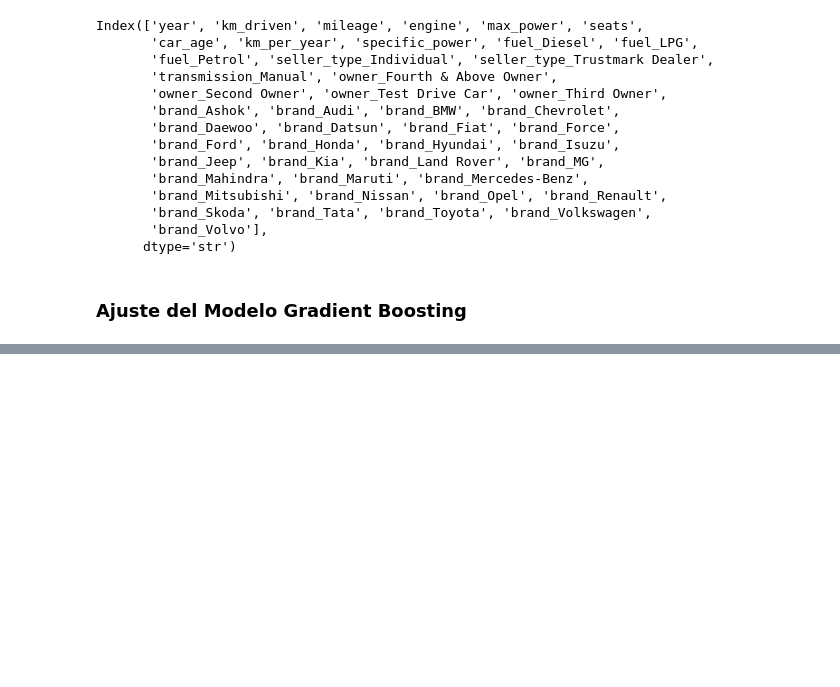
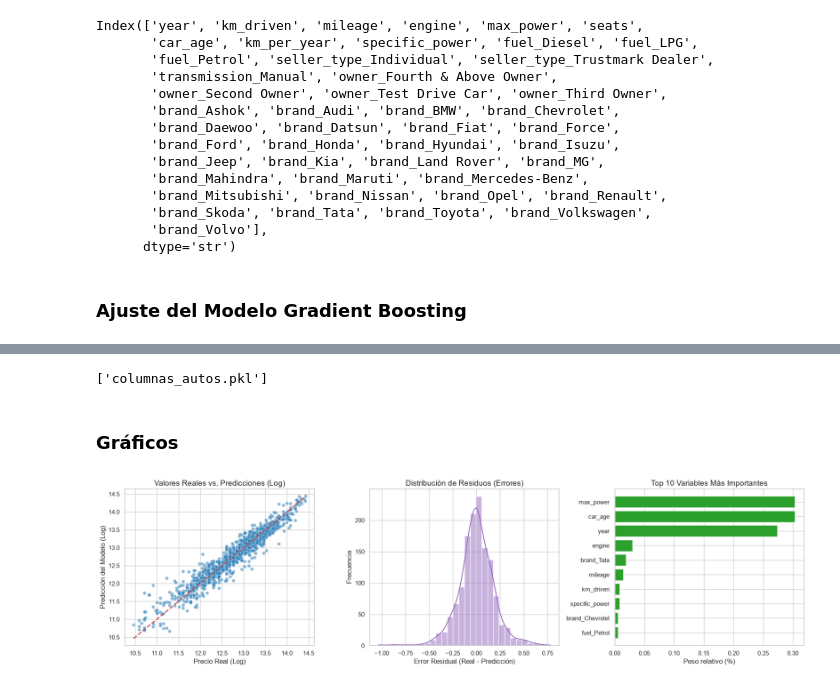
Before and after one commit to silveraMatu/car-price-prediction, a Jupyter notebook: model/model-main.ipynb, the cells around one changed output, grey strips where cells are left out. Drawn from its saved outputs; the diff is of its cells as text; code cells hidden in the pictures; blank space fills up the shorter version.

Commit message:
exportación del modelo y las columnas para el backend

```diff
--- a/model/model-main.ipynb
+++ b/model/model-main.ipynb
@@ -276,5 +270,42 @@ RMSE (Margen de error logarítmico promedio): 0.1907
 #Exportación del modelo y las columnas para su uso en el backend
 joblib.dump(modelo_gb, 'modelo_gb_autos.pkl')
 joblib.dump(list(X.columns), 'columnas_autos.pkl')
-
-print("\n✅ Archivos .pkl generados con éxito.")
+# %% [output]
+['columnas_autos.pkl']
+# %% [markdown]
+### Gráficos
+# %%
+#Configuración del estilo visual
+sns.set_theme(style="whitegrid")
+plt.figure(figsize=(18, 5))
+
+#Gráfico 1: Valores Reales vs Predicciones
+plt.subplot(1, 3, 1)
+sns.scatterplot(x=y_test, y=y_pred, alpha=0.5, color="#1f77b4")
+plt.plot([y_test.min(), y_test.max()], [y_test.min(), y_test.max()], 'r--', lw=2)
+plt.title('Valores Reales vs. Predicciones (Log)', fontsize=14)
+plt.xlabel('Precio Real (Log)')
+plt.ylabel('Predicción del Modelo (Log)')
+
+#Gráfico 2: Distribución de los Errores (Residuos)
+plt.subplot(1, 3, 2)
+residuos = y_test - y_pred
+sns.histplot(residuos, kde=True, color="#9467bd", bins=30)
+plt.title('Distribución de Residuos (Errores)', fontsize=14)
+plt.xlabel('Error Residual (Real - Predicción)')
+plt.ylabel('Frecuencia')
+
+#Gráfico 3: Importancia de Variables
+plt.subplot(1, 3, 3)
+importancias = modelo_gb.feature_importances_
+#Buscamos los índices de las 10 columnas con más peso
+indices = np.argsort(importancias)[-10:]
+plt.barh(range(len(indices)), importancias[indices], color="#2ca02c")
+plt.yticks(range(len(indices)), [X.columns[i] for i in indices])
+plt.title('Top 10 Variables Más Importantes', fontsize=14)
+plt.xlabel('Peso relativo (%)')
+
+plt.tight_layout()
+plt.show()
+# %% [output]
+[figure, added]
```
Also changed, not shown: parts of 1 cell of this notebook, 2 other files.
